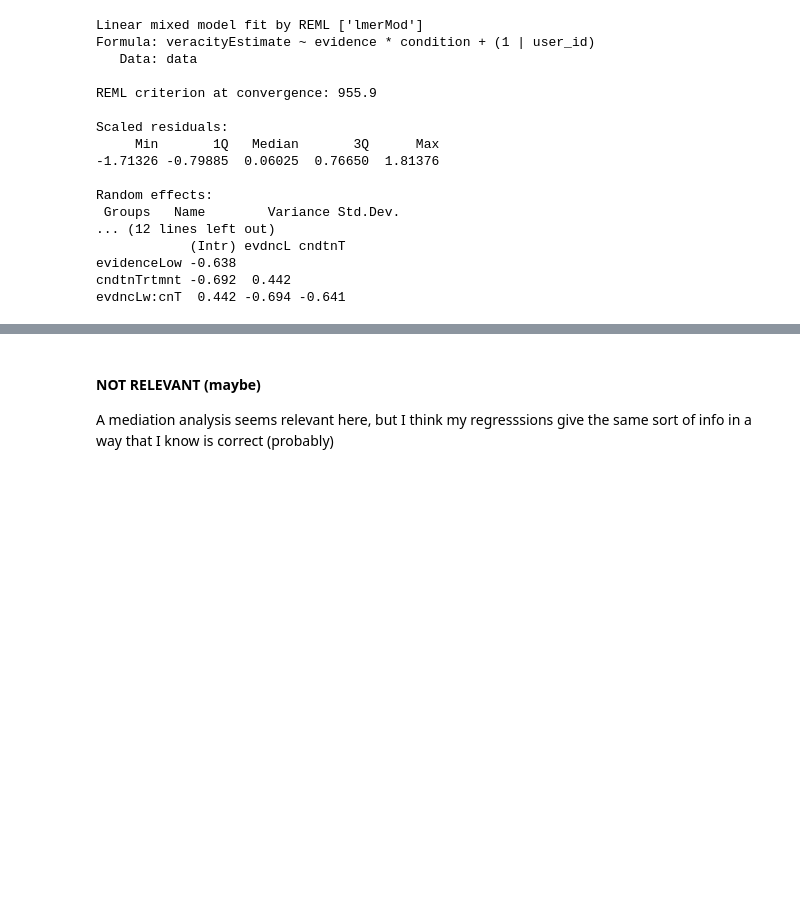
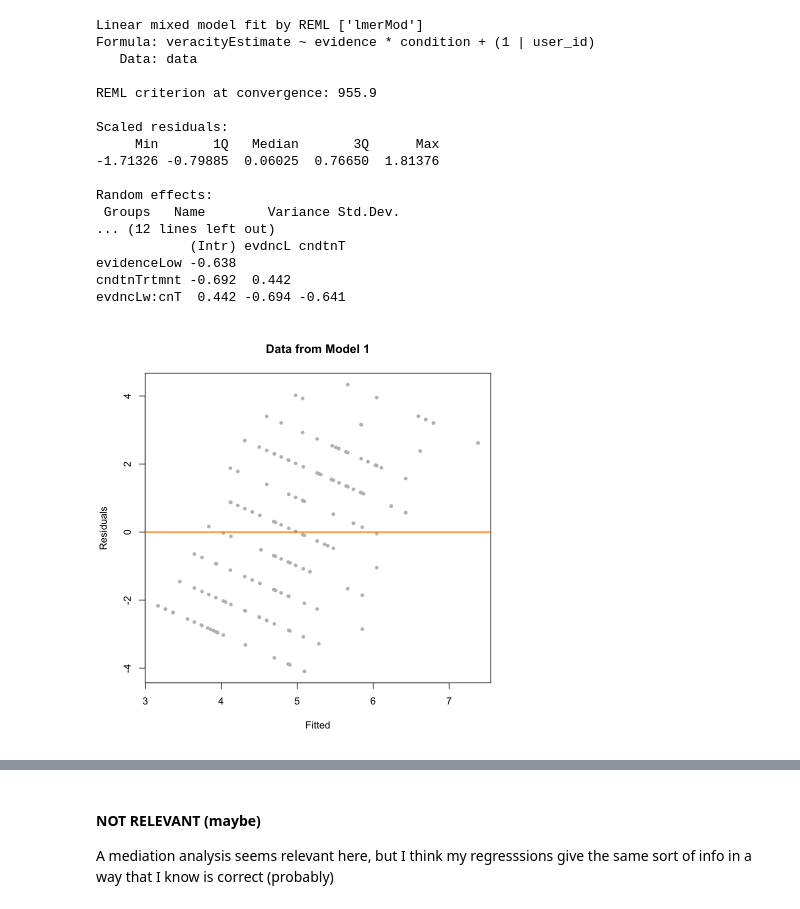
Before and after one commit to cameron-raymond/SDS-Thesis, a Jupyter notebook: notebooks/R_Notebooks/R-Accuracy_Saliency.ipynb, the cells around one changed output, grey strips where cells are left out. Cells and saved outputs as stored; diff of their text form; code cells hidden in the pictures; blank space fills up the shorter version.

```diff
--- a/notebooks/R_Notebooks/R-Accuracy_Saliency.ipynb
+++ b/notebooks/R_Notebooks/R-Accuracy_Saliency.ipynb
@@ -149,3 +149,9 @@ Random effects:
 evidenceLow -0.638
 cndtnTrtmnt -0.692  0.442
 evdncLw:cnT  0.442 -0.694 -0.641
+# %%
+plot(fitted(md.perceived), resid(md.perceived), col = "grey", pch = 20,
+     xlab = "Fitted", ylab = "Residuals", main = "Data from Model 1")
+abline(h = 0, col = "darkorange", lwd = 2)
+# %% [output]
+[figure, added]
```
Also changed, not shown: parts of 2 cells of this notebook, 5 other files.
